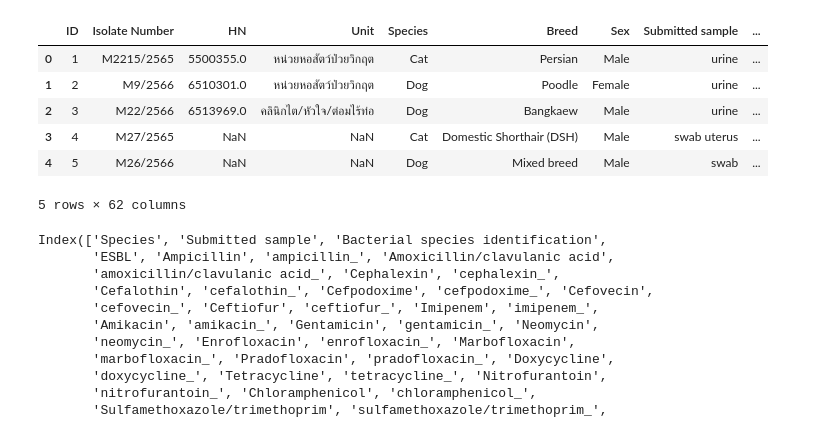
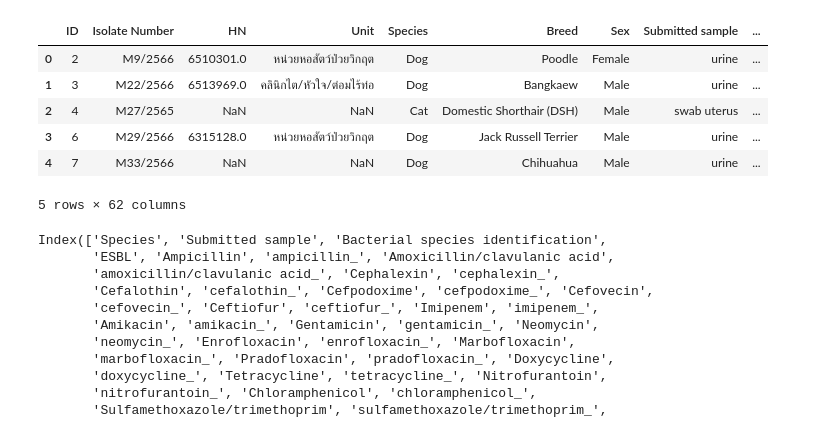
Before and after one commit to FiresoftPH/VetHelper, a Jupyter notebook: New_Dataset/test_model.ipynb, the cells around one changed output. Drawn from its saved outputs; the diff is of its cells as text; code cells hidden in the pictures.

Commit message:
Edit test model

```diff
--- a/New_Dataset/test_model.ipynb
+++ b/New_Dataset/test_model.ipynb
@@ -4,15 +4,15 @@ import matplotlib.pyplot as plt
 import numpy as np
 import joblib
 # %%
-df = pd.read_csv("GN_01_06_23.csv", header=0, names=None)
+df = pd.read_csv("gn_test.csv", header=0, names=None)
 df.head()
 # %% [output]
 |  | ID | Isolate Number | HN | Unit | Species | Breed | Sex | Submitted sample | ... |
-| 0 | 1 | M2215/2565 | 5500355.0 | หน่วยหอสัตว์ป่วยวิกฤต | Cat | Persian | Male | urine | ... |
-| 1 | 2 | M9/2566 | 6510301.0 | หน่วยหอสัตว์ป่วยวิกฤต | Dog | Poodle | Female | urine | ... |
-| 2 | 3 | M22/2566 | 6513969.0 | คลินิกไต/หัวใจ/ต่อมไร้ท่อ | Dog | Bangkaew | Male | urine | ... |
-| 3 | 4 | M27/2565 | NaN | NaN | Cat | Domestic Shorthair (DSH) | Male | swab uterus | ... |
-| 4 | 5 | M26/2566 | NaN | NaN | Dog | Mixed breed | Male | swab | ... |
+| 0 | 2 | M9/2566 | 6510301.0 | หน่วยหอสัตว์ป่วยวิกฤต | Dog | Poodle | Female | urine | ... |
+| 1 | 3 | M22/2566 | 6513969.0 | คลินิกไต/หัวใจ/ต่อมไร้ท่อ | Dog | Bangkaew | Male | urine | ... |
+| 2 | 4 | M27/2565 | NaN | NaN | Cat | Domestic Shorthair (DSH) | Male | swab uterus | ... |
+| 3 | 6 | M29/2566 | 6315128.0 | หน่วยหอสัตว์ป่วยวิกฤต | Dog | Jack Russell Terrier | Male | urine | ... |
+| 4 | 7 | M33/2566 | NaN | NaN | Dog | Chihuahua | Male | urine | ... |
 5 rows × 62 columns
 # %%
 columns_to_drop = ['Breed','ID', 'Isolate Number','HN','Unit','Methods','Vitek card lot','Sex','Method of collection','Counting (CFU/mL)']
```
Also changed, not shown: parts of 7 cells of this notebook, 1 other file.
